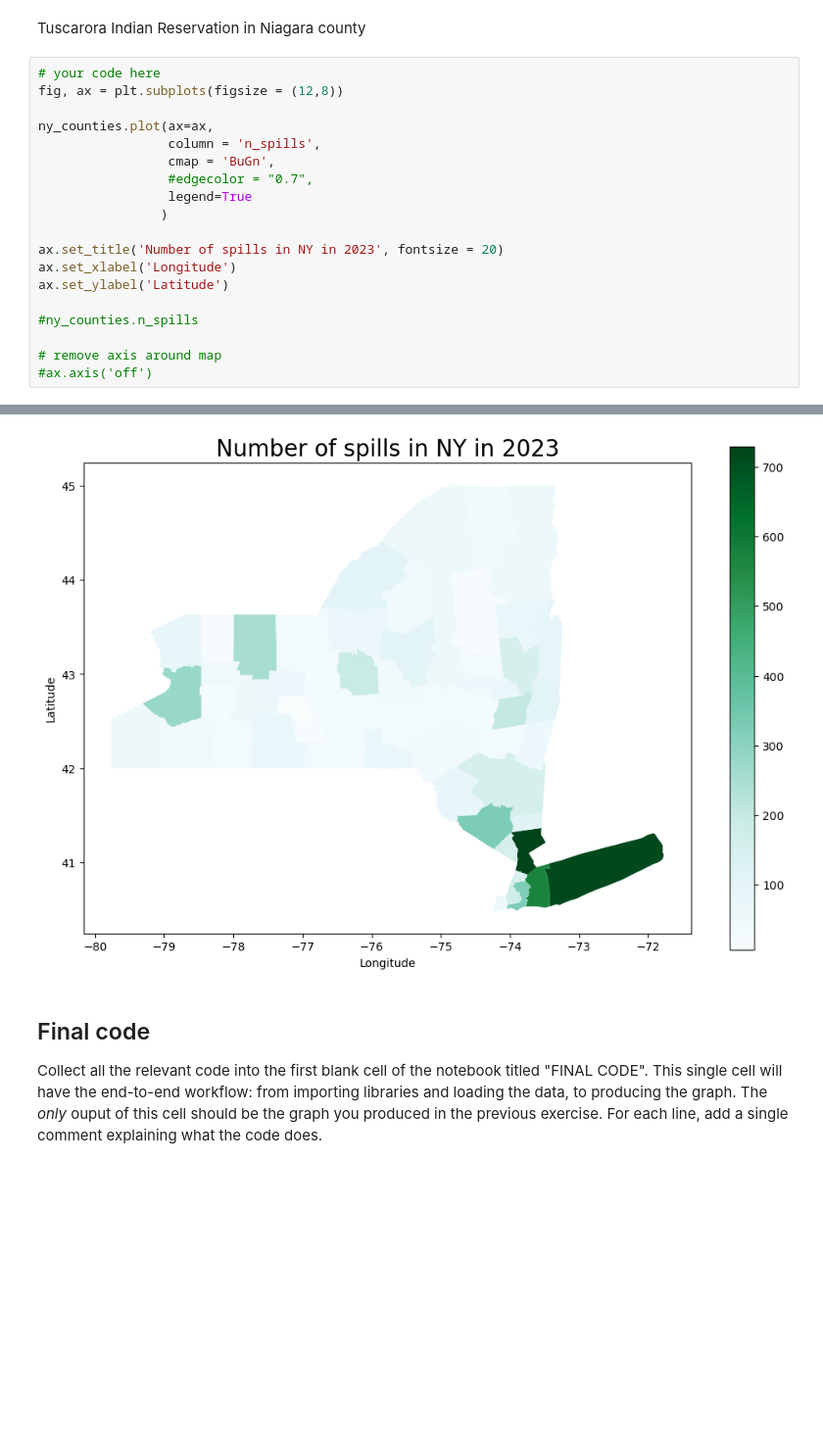
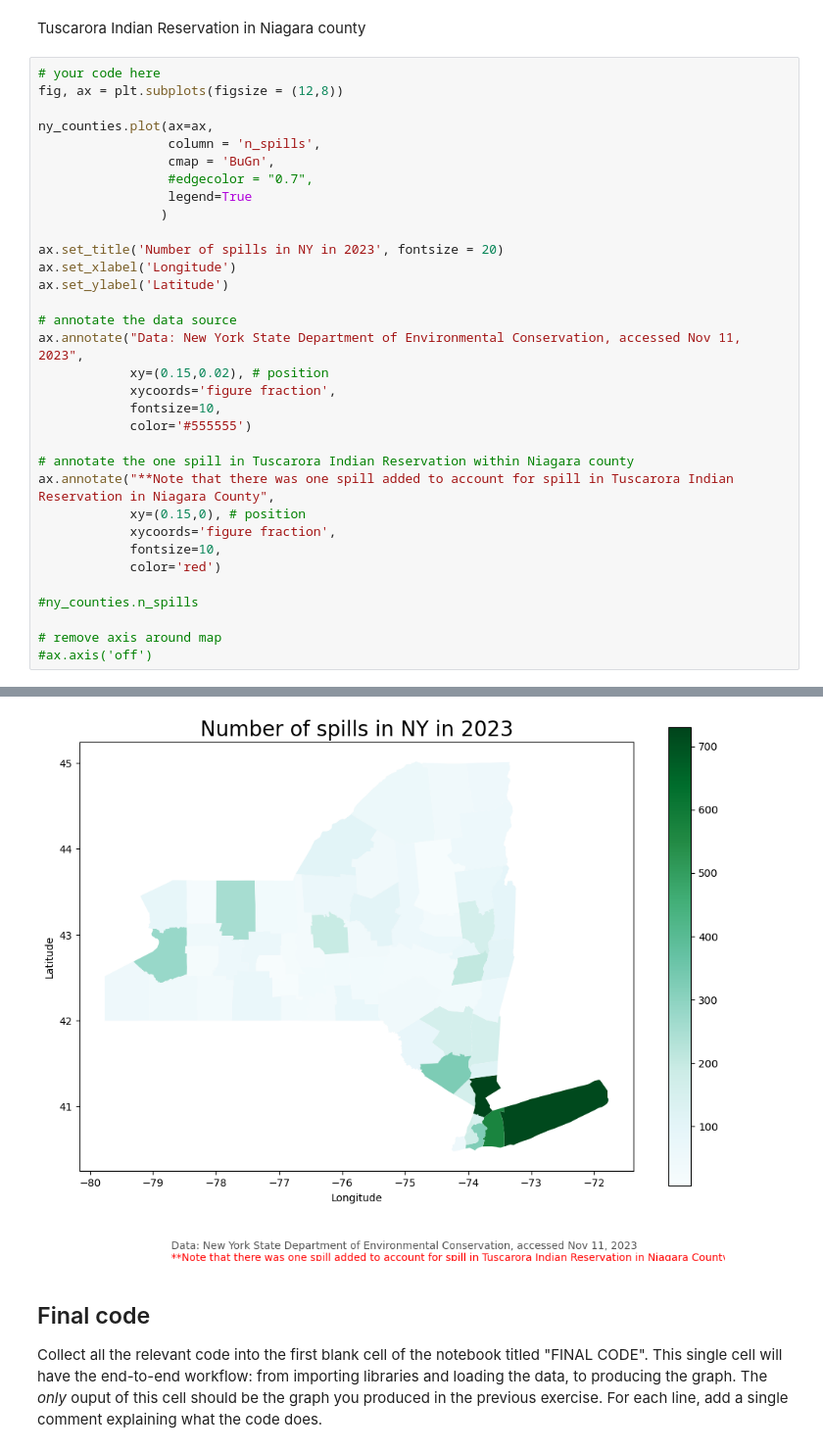
Before and after one commit to lchenhub/eds220-hwk-3-v2, a Jupyter notebook: hwk3-task1-spills.ipynb, the cells around one changed output, grey strips where cells are left out. Shown at 98% size. Drawn from its saved outputs; the diff is of its cells as text; blank space fills up the shorter version.

```diff
--- a/hwk3-task1-spills.ipynb
+++ b/hwk3-task1-spills.ipynb
@@ -603,6 +603,20 @@ ax.set_title('Number of spills in NY in 2023', fontsize = 20)
 ax.set_xlabel('Longitude')
 ax.set_ylabel('Latitude')
 
+# annotate the data source
+ax.annotate("Data: New York State Department of Environmental Conservation, accessed Nov 11, 2023",
+            xy=(0.15,0.02), # position
+            xycoords='figure fraction',
+            fontsize=10,
+            color='#555555')
+
+# annotate the one spill in Tuscarora Indian Reservation within Niagara county
+ax.annotate("**Note that there was one spill added to account for spill in Tuscarora Indian Reservation in Niagara County",
+            xy=(0.15,0), # position
+            xycoords='figure fraction',
+            fontsize=10,
+            color='red')
+
 #ny_counties.n_spills
 
 # remove axis around map
@@ -612,4 +626,4 @@ Text(116.97222222222221, 0.5, 'Latitude')
-[figure, old version]
+[figure, new version]
 # %% [markdown]
 ## Final code
 
```
Also changed, not shown: parts of 1 cell of this notebook.
